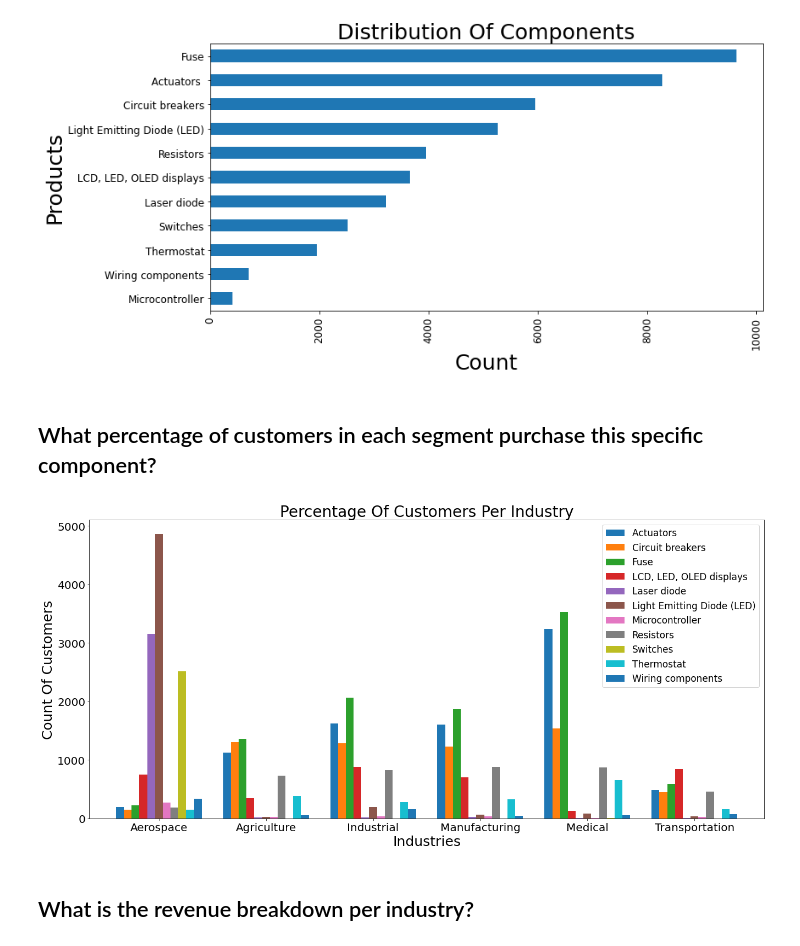
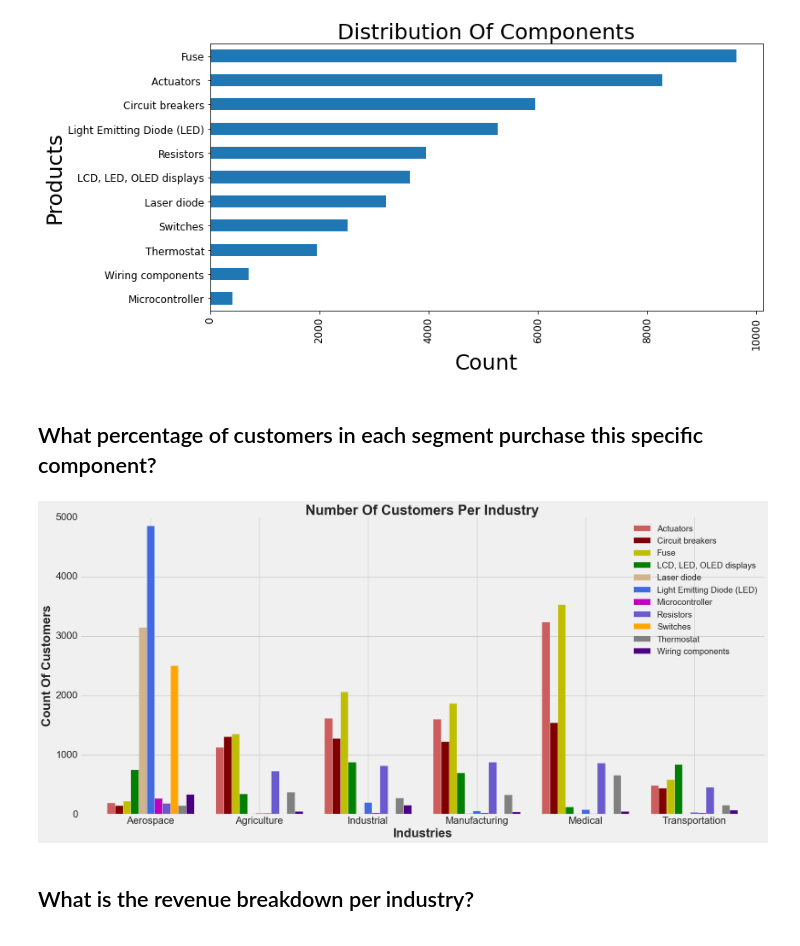
Before and after one commit to ValGRY/Data-Science-Projects, a Jupyter notebook: Techno Industries Inc/Techno Industries Inc..ipynb, the cells around one changed output. Drawn from its saved outputs; the diff is of its cells as text; code cells hidden in the pictures.

```diff
--- a/Techno Industries Inc/Techno Industries Inc..ipynb
+++ b/Techno Industries Inc/Techno Industries Inc..ipynb
@@ -181,25 +182,27 @@ plt.title('Distribution Of Components', size = 25)
 plt.tight_layout()
 # %% [output]
 [figure]
-# %% [markdown]
-## What percentage of customers in each segment purchase this specific component?
-# %%
-#plt.style.use('ggplot')
-
-df.groupby(['Business Type', 'Product'])['Business Type'].count().unstack().plot.bar(legend=True,
-                                                                                     figsize=(22,10), width=0.8)
-plt.yticks(size = 20)
-plt.xticks(size = 20)
-plt.xticks(rotation = 0)
-
-plt.legend(fontsize=17)
-
-plt.xlabel('Industries', size = 25)
-plt.ylabel('Count Of Customers', size = 25)
-plt.title('Percentage Of Customers Per Industry', size = 28);
-plt.show()
-# %% [output]
-[figure, removed]
+# %% [markdown]
+## What percentage of customers in each segment purchase this specific component?
+# %%
+plt.style.use('fivethirtyeight')
+
+color = ['indianred','maroon','y','g','tan','royalblue', 'm', 'slateblue','orange', 'gray', 'indigo']
+df.groupby(['Business Type', 'Product'])['Business Type'].count().unstack().plot.bar(legend=True,color = color,
+                                                                                     figsize=(22,10), width=0.8)
+
+plt.yticks(size = 20)
+plt.xticks(size = 20)
+plt.xticks(rotation = 0)
+
+plt.legend(fontsize=17)
+
+plt.xlabel('Industries', size = 25, weight='bold')
+plt.ylabel('Count Of Customers', size = 25, weight='bold')
+plt.title('Number Of Customers Per Industry', size = 28, weight='bold');
+plt.show()
+# %% [output]
+[figure, added]
 # %% [markdown]
 ## What is the revenue breakdown per industry?
 # %%
```
Also changed, not shown: parts of 8 cells of this notebook.
